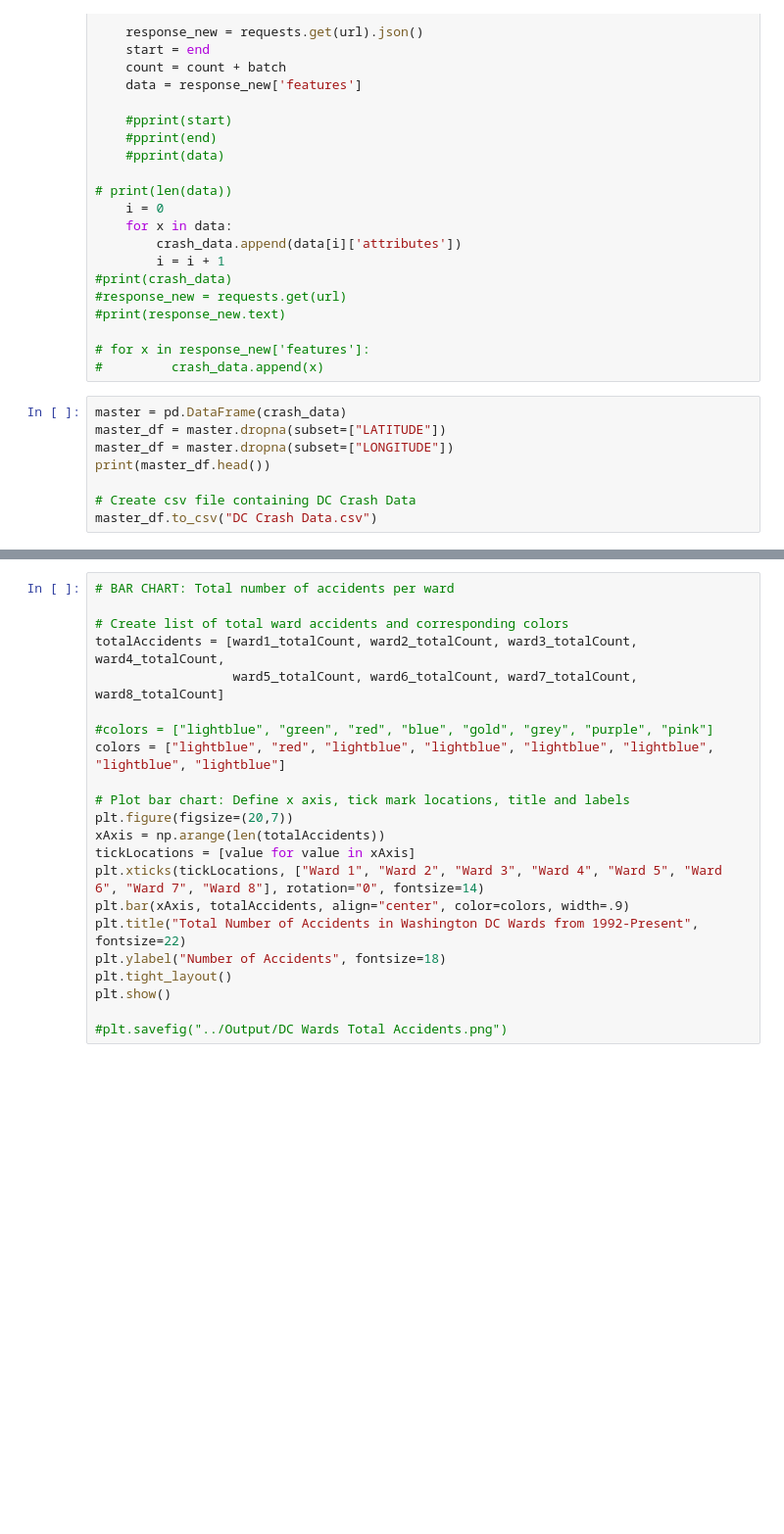
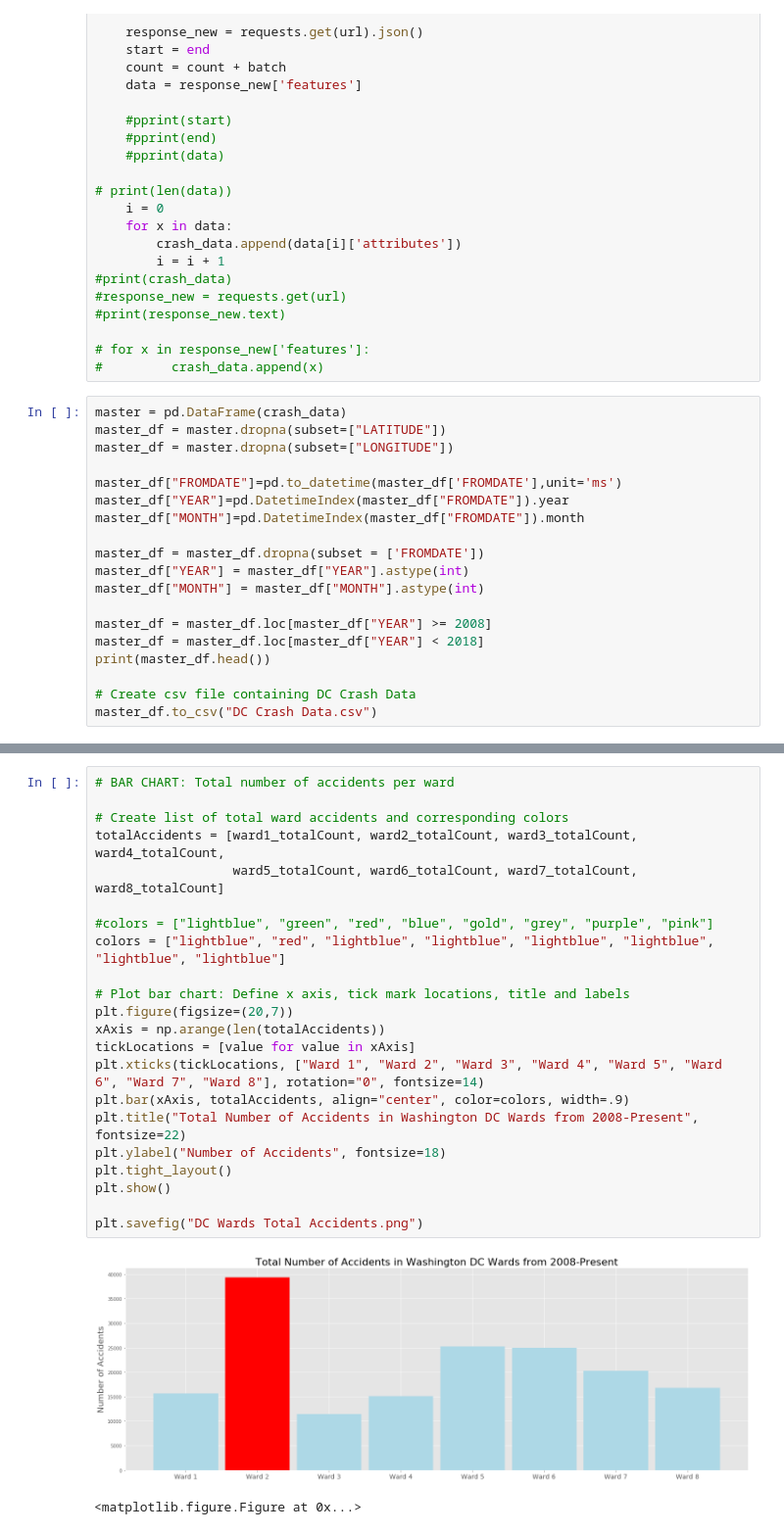
Before and after one commit to kniina/DC-Accident-Report, a Jupyter notebook: DC Crash Report.ipynb, the cells around one changed output, grey strips where cells are left out. Shown at 98% size. Drawn from its saved outputs; the diff is of its cells as text; blank space fills up the shorter version.

Commit message:
dc wards total accidents image

```diff
--- a/DC Crash Report.ipynb
+++ b/DC Crash Report.ipynb
@@ -68,6 +68,17 @@ while count < objectId_count:
 master = pd.DataFrame(crash_data)
 master_df = master.dropna(subset=["LATITUDE"])
 master_df = master.dropna(subset=["LONGITUDE"])
+
+master_df["FROMDATE"]=pd.to_datetime(master_df['FROMDATE'],unit='ms')
+master_df["YEAR"]=pd.DatetimeIndex(master_df["FROMDATE"]).year
+master_df["MONTH"]=pd.DatetimeIndex(master_df["FROMDATE"]).month
+
+master_df = master_df.dropna(subset = ['FROMDATE'])
+master_df["YEAR"] = master_df["YEAR"].astype(int)
+master_df["MONTH"] = master_df["MONTH"].astype(int)
+
+master_df = master_df.loc[master_df["YEAR"] >= 2008]
+master_df = master_df.loc[master_df["YEAR"] < 2018]
 print(master_df.head())
 
 # Create csv file containing DC Crash Data
@@ -156,25 +225,28 @@ print(f"Ward3 Government Count: {ward3_govCount}")
 # %%
 # BAR CHART: Total number of accidents per ward
 
 # Create list of total ward accidents and corresponding colors
 totalAccidents = [ward1_totalCount, ward2_totalCount, ward3_totalCount, ward4_totalCount,
                   ward5_totalCount, ward6_totalCount, ward7_totalCount, ward8_totalCount]
 
 #colors = ["lightblue", "green", "red", "blue", "gold", "grey", "purple", "pink"]
 colors = ["lightblue", "red", "lightblue", "lightblue", "lightblue", "lightblue", "lightblue", "lightblue"]
 
 # Plot bar chart: Define x axis, tick mark locations, title and labels
 plt.figure(figsize=(20,7))
 xAxis = np.arange(len(totalAccidents))
 tickLocations = [value for value in xAxis]
 plt.xticks(tickLocations, ["Ward 1", "Ward 2", "Ward 3", "Ward 4", "Ward 5", "Ward 6", "Ward 7", "Ward 8"], rotation="0", fontsize=14)
 plt.bar(xAxis, totalAccidents, align="center", color=colors, width=.9)
-plt.title("Total Number of Accidents in Washington DC Wards from 1992-Present", fontsize=22)
+plt.title("Total Number of Accidents in Washington DC Wards from 2008-Present", fontsize=22)
 plt.ylabel("Number of Accidents", fontsize=18)
 plt.tight_layout()
 plt.show()
 
-#plt.savefig("../Output/DC Wards Total Accidents.png")
+plt.savefig("DC Wards Total Accidents.png")
+# %% [output]
+[figure, added]
+<matplotlib.figure.Figure at 0x...>
 # %%
 # BAR CHART: Total Accidents in DC Wards by Accident Type (Grouped Wards)
 
```
Also changed, not shown: parts of 12 cells of this notebook, 5 other files.
